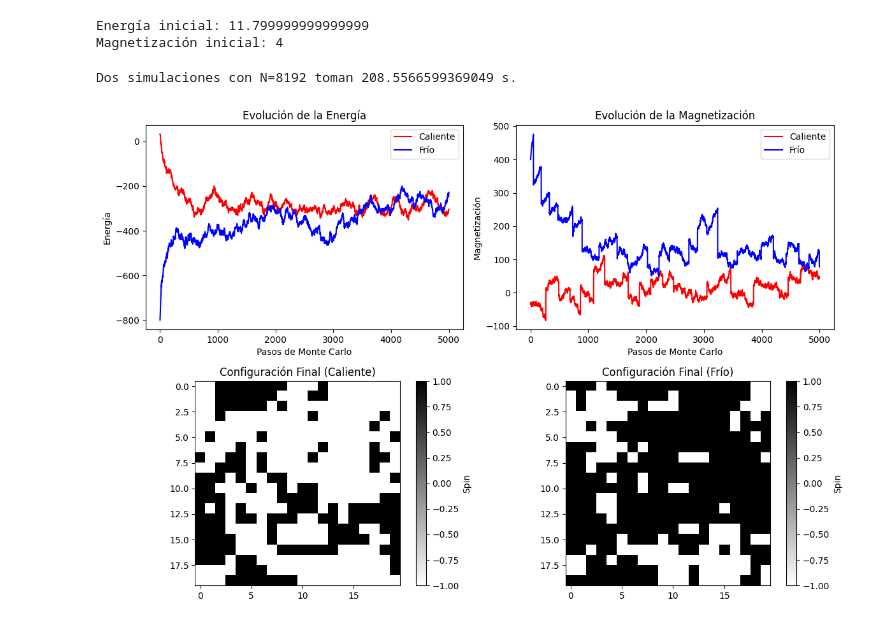
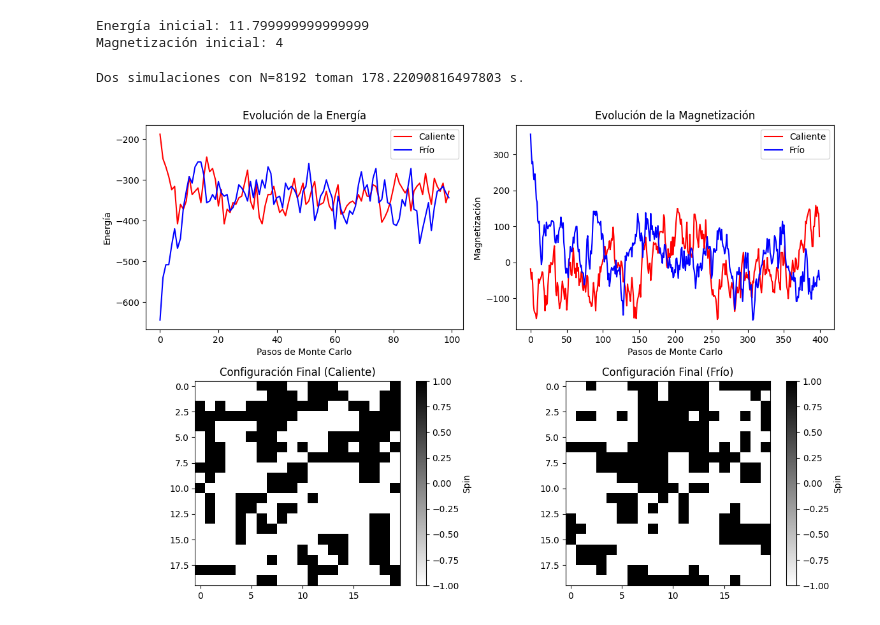
Before and after one commit to BrianDL/fisica_computacional, a Jupyter notebook: 3 - Modelo de Ising/ising.ipynb, the cells around one changed output. Drawn from its saved outputs; the diff is of its cells as text; code cells hidden in the pictures.

```diff
--- a/3 - Modelo de Ising/ising.ipynb
+++ b/3 - Modelo de Ising/ising.ipynb
@@ -77,13 +77,9 @@ def metropolis_ising(L, H, J, beta, N, inicializacion='caliente'):
     magnetizaciones = []
 
     t=0
+    energia, magnetizacion = calcular_energia(red, H, J)
+
     while t<N:
-        # Calcular y almacenar la energía y magnetización al iniciar cada paso de Monte Carlo
-        energia, magnetizacion = calcular_energia(red, H, J)
-
-        energias.append(energia)
-        magnetizaciones.append(magnetizacion)
-
 
         for _ in range(L*L):  # Un paso de Monte Carlo es L*L intentos de flip
             # Seleccionar un sitio al azar
@@ -93,23 +89,22 @@ def metropolis_ising(L, H, J, beta, N, inicializacion='caliente'):
             vecinos = red[(i+1)%L, j] + red[i, (j+1)%L] + red[(i-1)%L, j] + red[i, (j-1)%L]
             delta_E = 2 * J * red[i, j] * vecinos + 2 * H * red[i, j]
 
+            delta_M = -2*red[i,j]
+
             # Decidir si aceptar o rechazar el cambio
             aceptar = delta_E <= 0 \
               or np.random.random() < np.exp(-beta * delta_E)
-
 
             if not aceptar: continue
             red[i, j] *= -1
 
             # Calcular y almacenar la energía y magnetización para cada configuración aceptada
-            delta_M = -2*red[i,j]
-
             energia += delta_E
             magnetizacion += delta_M
 
-            # magnetizacion = calcular_magnetizacion(red)
-            energias.append(energia)
-            magnetizaciones.append(magnetizacion)
+
+        energias.append(energia)
+        magnetizaciones.append(magnetizacion)
 
         t+=1
 
@@ -137,40 +132,40 @@ energias_caliente, magnetizaciones_caliente, red_final_caliente = metropolis_isi
 energias_frio, magnetizaciones_frio, red_final_frio = metropolis_ising(L, H, J, beta, N, 'frio')
 print(f"Dos simulaciones con N={N} toman {time.time() - t0} s.")
 # %% [output]
-Dos simulaciones con N=8192 toman 208.5566599369049 s.
+Dos simulaciones con N=8192 toman 178.22090816497803 s.
 # %%
 # Visualización de los resultados
 import matplotlib.pyplot as plt
 
 plt.figure(figsize=(12, 8))
 
 plt.subplot(221)
-plt.plot(energias_caliente[:5000], label='Caliente', color='r')
-plt.plot(energias_frio[:5000], label='Frío', color='b')
+plt.plot(energias_caliente[:100], label='Caliente', color='r')
+plt.plot(energias_frio[:100], label='Frío', color='b')
 plt.title("Evolución de la Energía")
 plt.xlabel("Pasos de Monte Carlo")
 plt.ylabel("Energía")
 plt.legend()
 
 plt.subplot(222)
-plt.plot(magnetizaciones_caliente[:5000], label='Caliente', color='r')
-plt.plot(magnetizaciones_frio[:5000], label='Frío', color='b')
+plt.plot(magnetizaciones_caliente[:400], label='Caliente', color='r')
+plt.plot(magnetizaciones_frio[:400], label='Frío', color='b')
 plt.title("Evolución de la Magnetización")
 plt.xlabel("Pasos de Monte Carlo")
 plt.ylabel("Magnetización")
 plt.legend()
 
 plt.subplot(223)
 plt.imshow(red_final_caliente, cmap='binary')
 plt.title("Configuración Final (Caliente)")
 plt.colorbar(label='Spin')
 
 plt.subplot(224)
 plt.imshow(red_final_frio, cmap='binary')
 plt.title("Configuración Final (Frío)")
 plt.colorbar(label='Spin')
 
 plt.tight_layout()
 plt.show()
 # %% [output]
-[figure, old version]
+[figure, new version]
```
